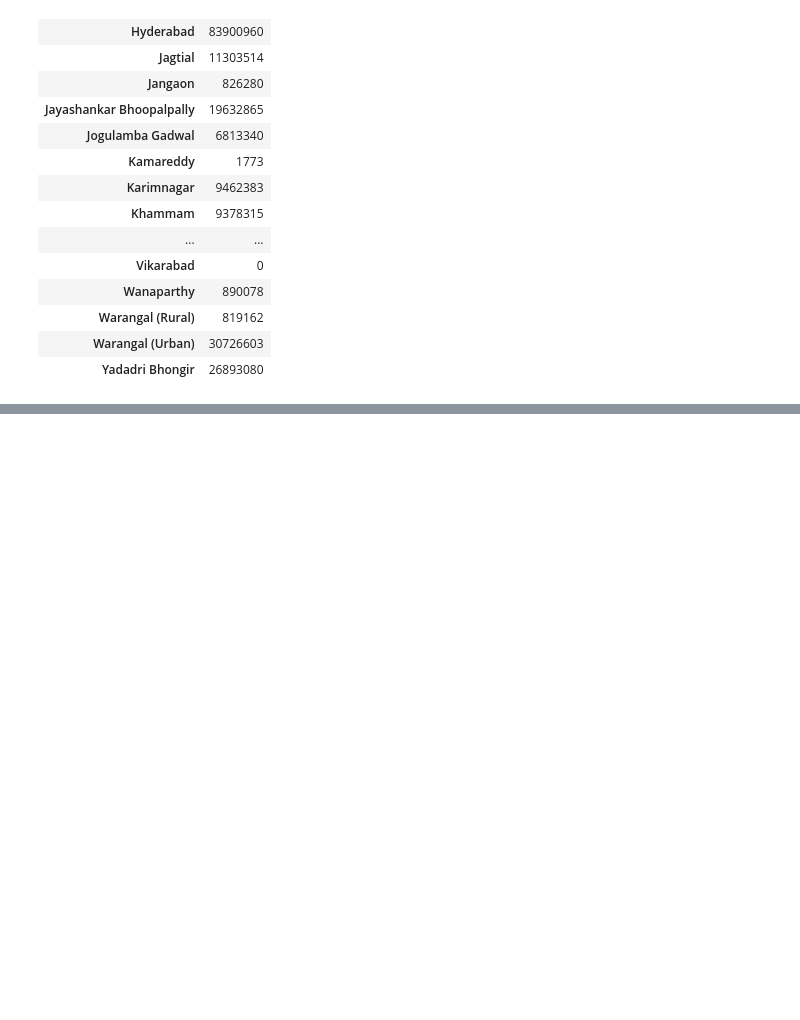
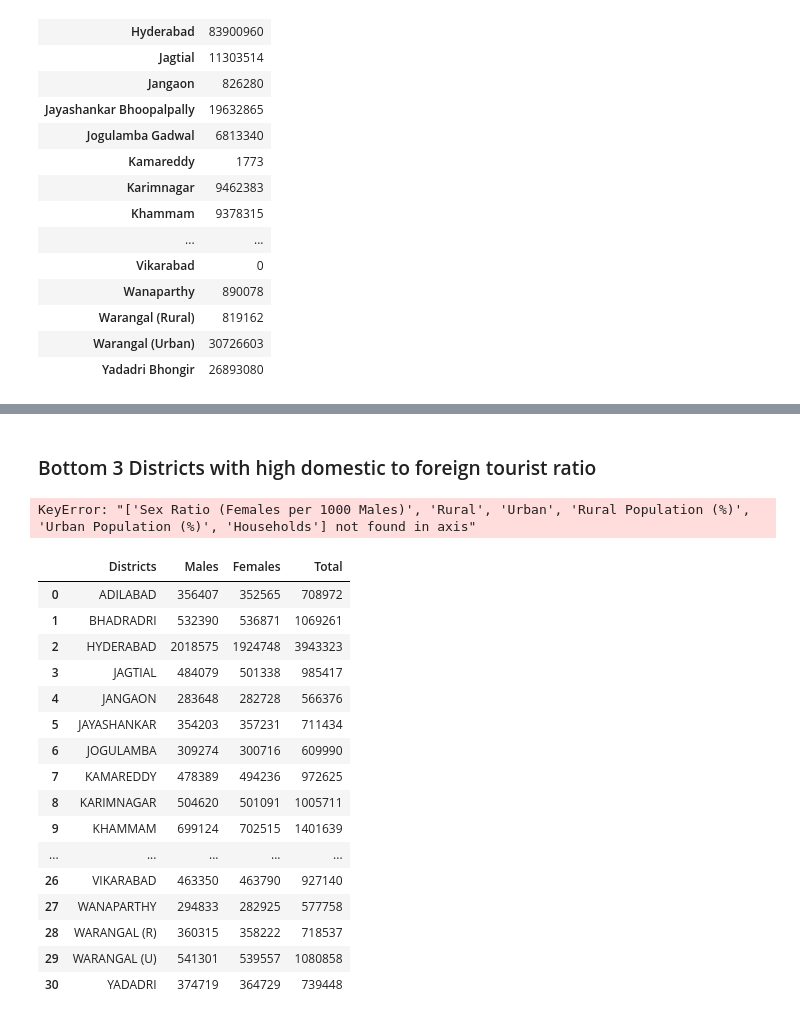
Before and after one commit to Ayomided/Telanagana-Tourism-Analysis, a Jupyter notebook: data_cleaning.ipynb, the cells around one changed output, grey strips where cells are left out. Saved outputs shown, nothing was run; the diff lists cells and outputs as text; code cells hidden in the pictures; blank space fills up the shorter version.

Commit message:
added telangana population data

```diff
--- a/data_cleaning.ipynb
+++ b/data_cleaning.ipynb
@@ -533,0 +597,2 @@ px.bar(for_dom_ratio,
+# %% [markdown]
+### Bottom 3 Districts with high domestic to foreign tourist ratio
@@ -533,0 +605,33 @@ px.bar(for_dom_ratio,
+# %%
+population = pd.read_csv('Demographics.csv')
+# %%
+population.drop(columns=['Sex Ratio (Females per 1000 Males)',
+                'Rural',
+                'Urban',
+                'Rural Population (%)',
+                 'Urban Population (%)',
+                 'Households'
+                ], inplace=True)
+population['Total'] = population['Males']+population['Females']
+# %% [output]
+KeyError: "['Sex Ratio (Females per 1000 Males)', 'Rural', 'Urban', 'Rural Population (%)', 'Urban Population (%)', 'Households'] not found in axis"
+# %%
+population
+# %% [output]
+|  | Districts | Males | Females | Total |
+| 0 | ADILABAD | 356407 | 352565 | 708972 |
+| 1 | BHADRADRI | 532390 | 536871 | 1069261 |
+| 2 | HYDERABAD | 2018575 | 1924748 | 3943323 |
+| 3 | JAGTIAL | 484079 | 501338 | 985417 |
+| 4 | JANGAON | 283648 | 282728 | 566376 |
+| 5 | JAYASHANKAR | 354203 | 357231 | 711434 |
+| 6 | JOGULAMBA | 309274 | 300716 | 609990 |
+| 7 | KAMAREDDY | 478389 | 494236 | 972625 |
+| 8 | KARIMNAGAR | 504620 | 501091 | 1005711 |
+| 9 | KHAMMAM | 699124 | 702515 | 1401639 |
+| ... | ... | ... | ... | ... |
+| 26 | VIKARABAD | 463350 | 463790 | 927140 |
+| 27 | WANAPARTHY | 294833 | 282925 | 577758 |
+| 28 | WARANGAL (R) | 360315 | 358222 | 718537 |
+| 29 | WARANGAL (U) | 541301 | 539557 | 1080858 |
+| 30 | YADADRI | 374719 | 364729 | 739448 |
```
Also changed, not shown: parts of 9 cells of this notebook, 1 other file.
